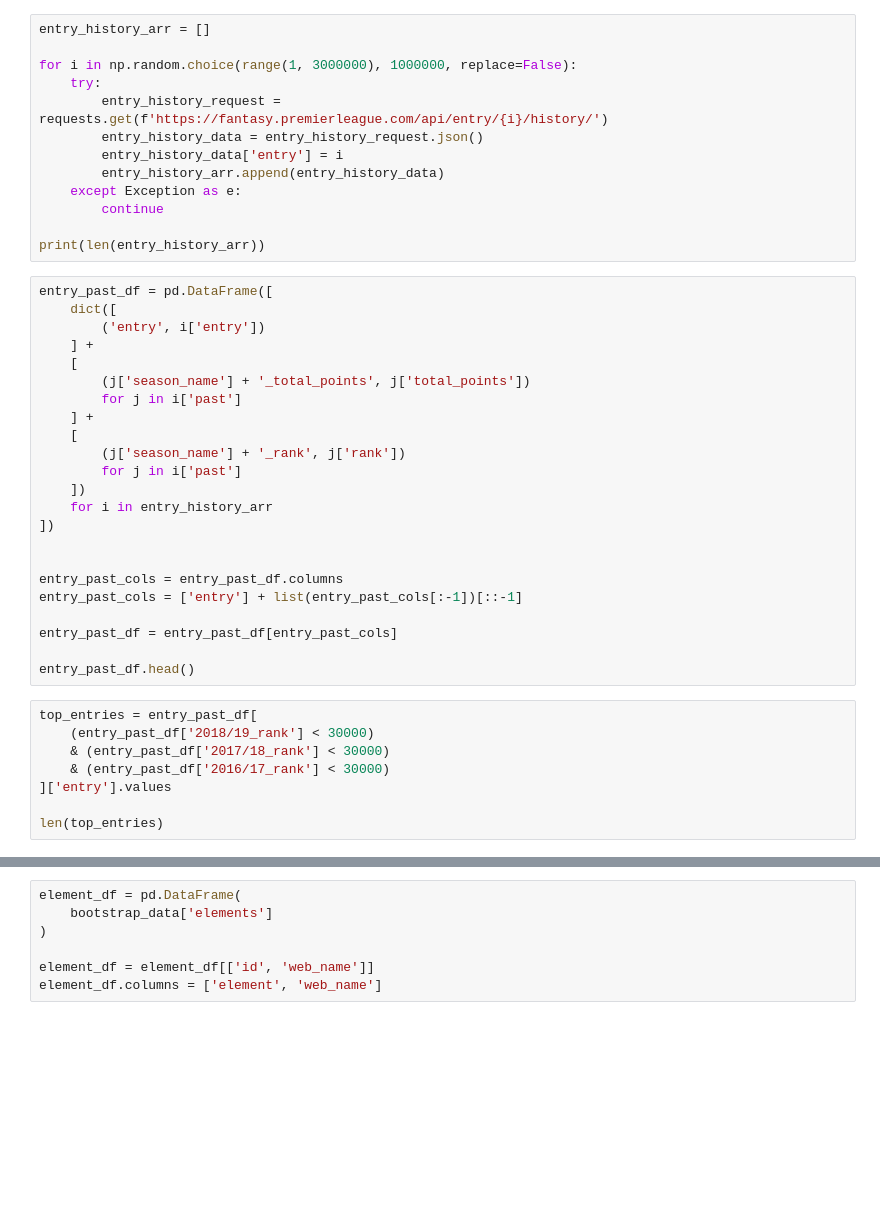
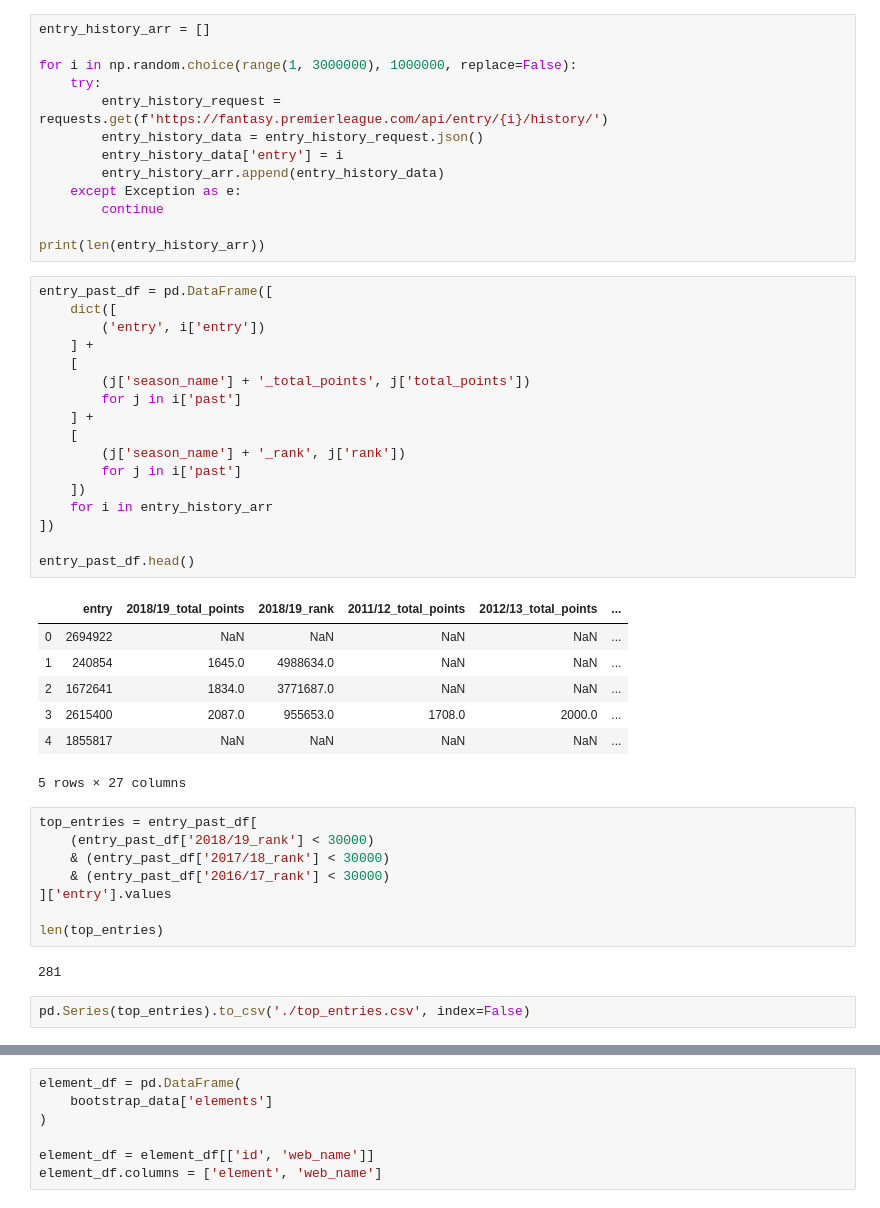
Before and after one commit to thomas-woodruff/footbot, a Jupyter notebook: notebooks/00.02 Player ownership.ipynb, the cells around one changed output, grey strips where cells are left out. Saved outputs shown, nothing was run; the diff lists cells and outputs as text; blank space fills up the shorter version.

```diff
--- a/notebooks/00.02 Player ownership.ipynb
+++ b/notebooks/00.02 Player ownership.ipynb
@@ -24,26 +25,28 @@ print(len(entry_history_arr))
 # %%
 entry_past_df = pd.DataFrame([
     dict([
         ('entry', i['entry'])
     ] +
     [
         (j['season_name'] + '_total_points', j['total_points'])
         for j in i['past']
     ] +
     [
         (j['season_name'] + '_rank', j['rank'])
         for j in i['past']
     ])
     for i in entry_history_arr
 ])
 
-
-entry_past_cols = entry_past_df.columns
-entry_past_cols = ['entry'] + list(entry_past_cols[:-1])[::-1]
-
-entry_past_df = entry_past_df[entry_past_cols]
-
 entry_past_df.head()
+# %% [output]
+|  | entry | 2018/19_total_points | 2018/19_rank | 2011/12_total_points | 2012/13_total_points | ... |
+| 0 | 2694922 | NaN | NaN | NaN | NaN | ... |
+| 1 | 240854 | 1645.0 | 4988634.0 | NaN | NaN | ... |
+| 2 | 1672641 | 1834.0 | 3771687.0 | NaN | NaN | ... |
+| 3 | 2615400 | 2087.0 | 955653.0 | 1708.0 | 2000.0 | ... |
+| 4 | 1855817 | NaN | NaN | NaN | NaN | ... |
+5 rows × 27 columns
 # %%
 top_entries = entry_past_df[
     (entry_past_df['2018/19_rank'] < 30000)
@@ -52,6 +55,10 @@ top_entries = entry_past_df[
 ]['entry'].values
 
 len(top_entries)
+# %% [output]
+281
+# %%
+pd.Series(top_entries).to_csv('./top_entries.csv', index=False)
 # %%
 bootstrap_request = requests.get('https://fantasy.premierleague.com/api/bootstrap-static/')
 bootstrap_data = bootstrap_request.json()
```
Also changed, not shown: parts of 15 cells of this notebook, 2 other files.
